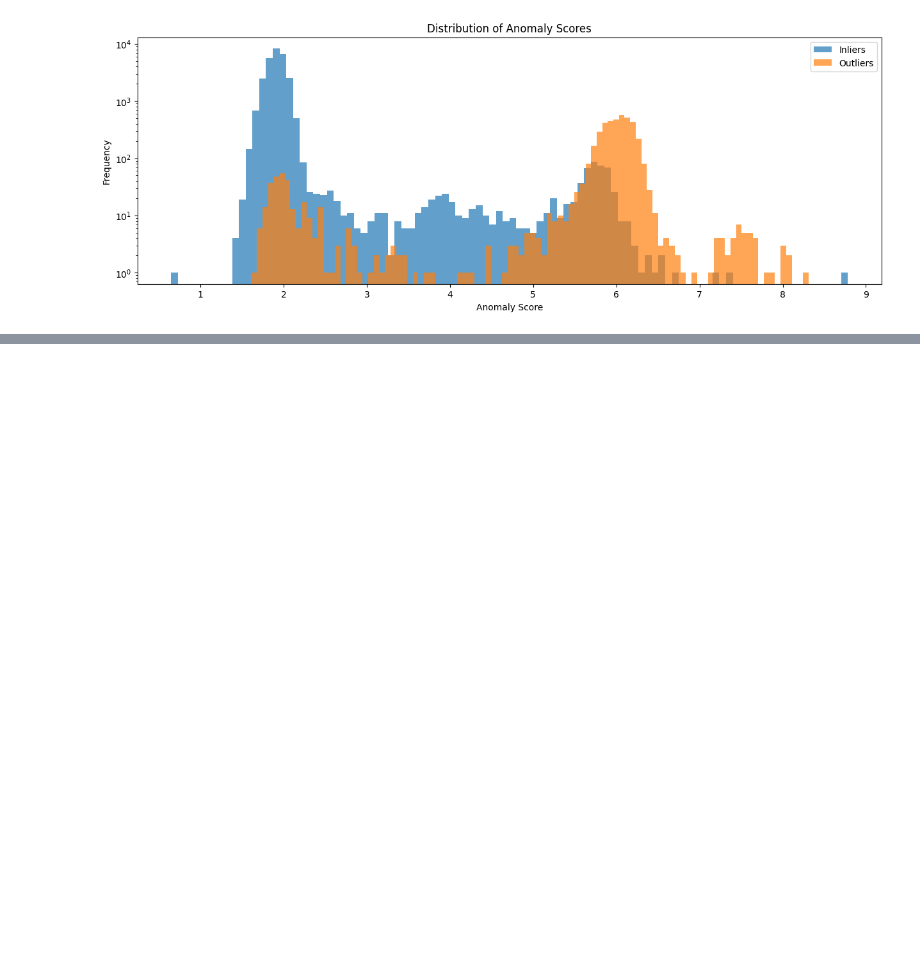
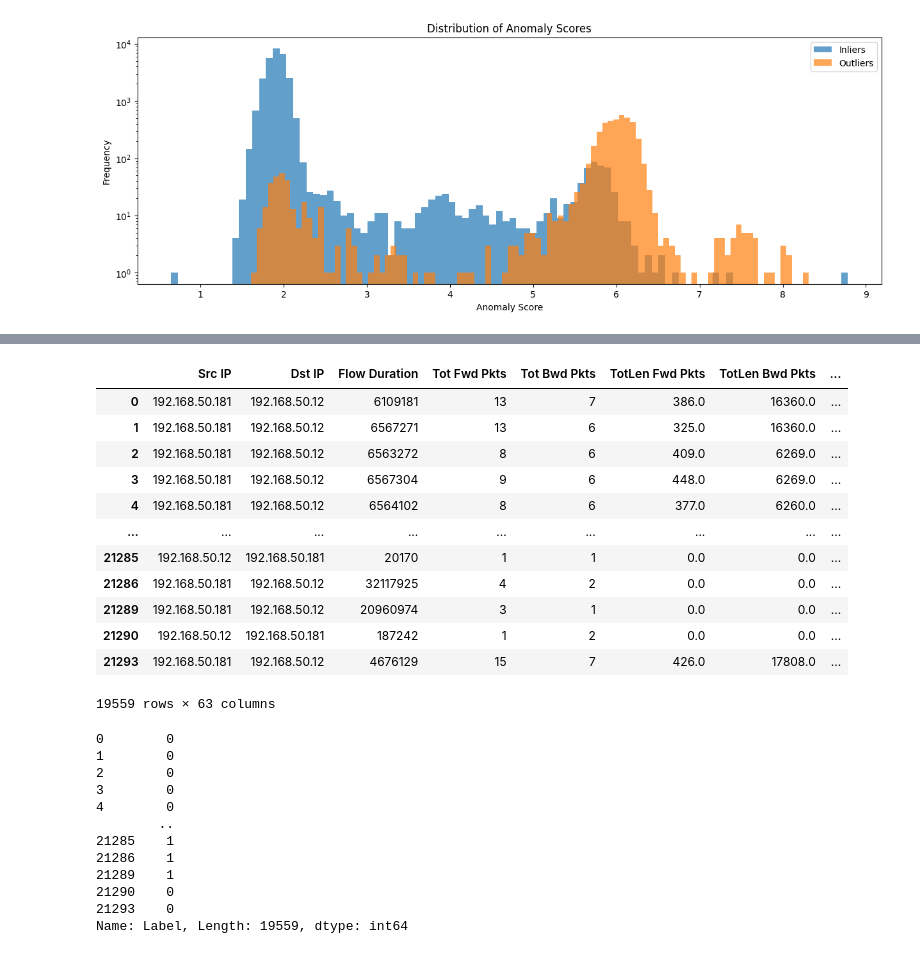
Before and after one commit to VincentSheh/NA_Model_Evaluation, a Jupyter notebook: simulatedcve.ipynb, the cells around one changed output, grey strips where cells are left out. Saved outputs shown, nothing was run; the diff lists cells and outputs as text; code cells hidden in the pictures; blank space fills up the shorter version.

```diff
--- a/simulatedcve.ipynb
+++ b/simulatedcve.ipynb
@@ -1407,0 +1418,5 @@ Optimal Threshold of gm_new 5.2912917137146
+# %%
+y = validated_flow_data["Label"]
+X = validated_flow_data.drop(columns=["Label"], inplace=False)
+# %%
+selected_idx = y[y==1].sample(frac=1/3, random_state=42).index
@@ -1407,0 +1425,32 @@ Optimal Threshold of gm_new 5.2912917137146
+# %%
+X.drop(selected_idx,inplace=True)
+y.drop(selected_idx,inplace=True)
+# %%
+X
+y
+# %% [output]
+|  | Src IP | Dst IP | Flow Duration | Tot Fwd Pkts | Tot Bwd Pkts | TotLen Fwd Pkts | TotLen Bwd Pkts | ... |
+| 0 | 192.168.50.181 | 192.168.50.12 | 6109181 | 13 | 7 | 386.0 | 16360.0 | ... |
+| 1 | 192.168.50.181 | 192.168.50.12 | 6567271 | 13 | 6 | 325.0 | 16360.0 | ... |
+| 2 | 192.168.50.181 | 192.168.50.12 | 6563272 | 8 | 6 | 409.0 | 6269.0 | ... |
+| 3 | 192.168.50.181 | 192.168.50.12 | 6567304 | 9 | 6 | 448.0 | 6269.0 | ... |
+| 4 | 192.168.50.181 | 192.168.50.12 | 6564102 | 8 | 6 | 377.0 | 6260.0 | ... |
+| ... | ... | ... | ... | ... | ... | ... | ... | ... |
+| 21285 | 192.168.50.12 | 192.168.50.181 | 20170 | 1 | 1 | 0.0 | 0.0 | ... |
+| 21286 | 192.168.50.181 | 192.168.50.12 | 32117925 | 4 | 2 | 0.0 | 0.0 | ... |
+| 21289 | 192.168.50.181 | 192.168.50.12 | 20960974 | 3 | 1 | 0.0 | 0.0 | ... |
+| 21290 | 192.168.50.12 | 192.168.50.181 | 187242 | 1 | 2 | 0.0 | 0.0 | ... |
+| 21293 | 192.168.50.181 | 192.168.50.12 | 4676129 | 15 | 7 | 426.0 | 17808.0 | ... |
+19559 rows × 63 columns
+0        0
+1        0
+2        0
+3        0
+4        0
+        ..
+21285    1
+21286    1
+21289    1
+21290    0
+21293    0
+Name: Label, Length: 19559, dtype: int64
```
Also changed, not shown: parts of 10 cells of this notebook, 5 other files.
